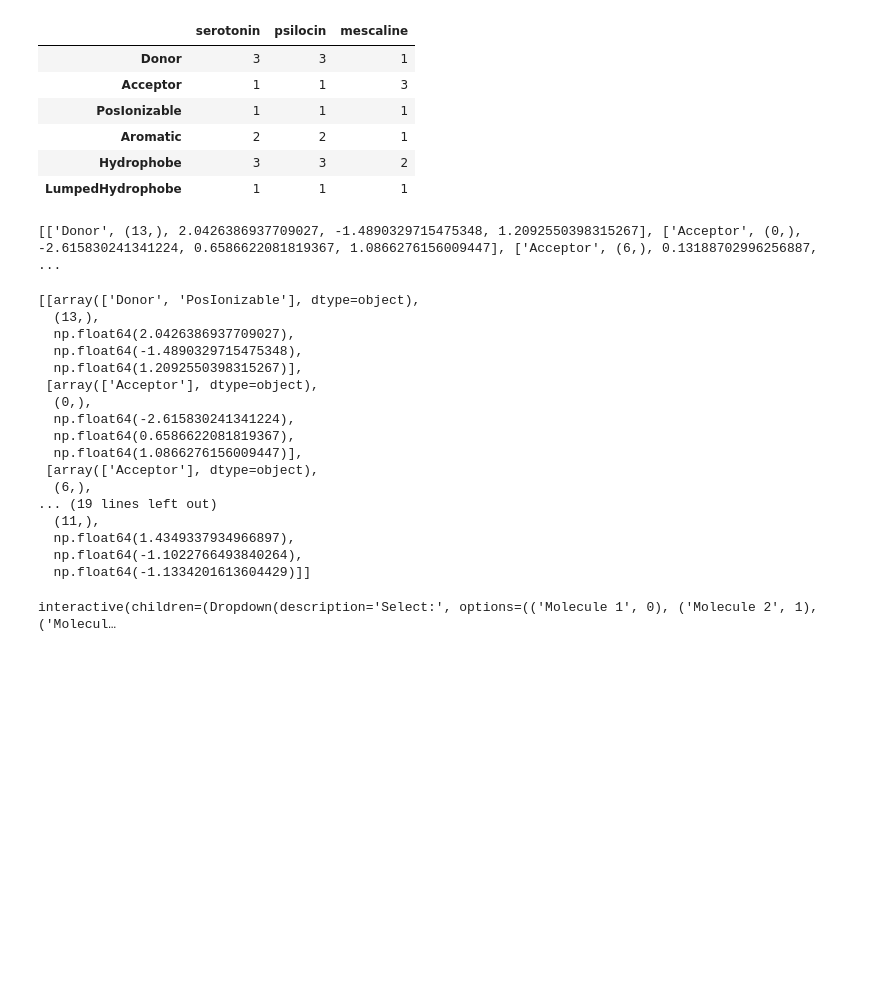
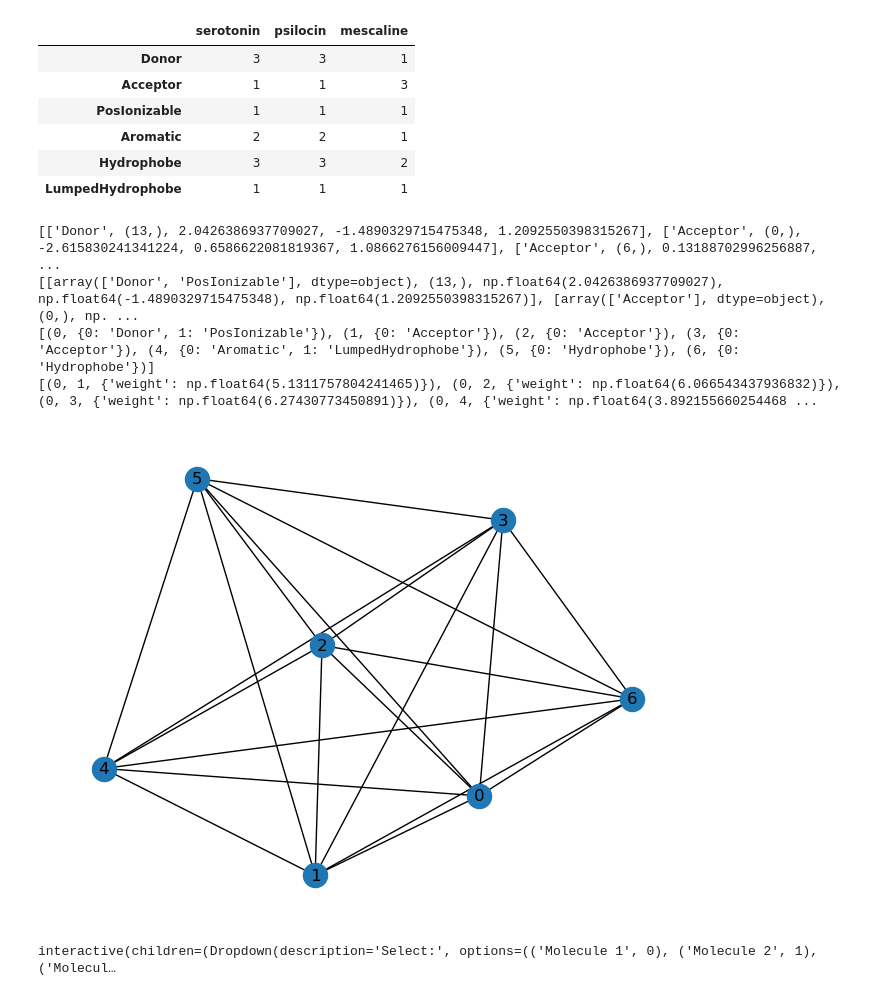
Before and after one commit to cair/ICML26_Supplemental, a Jupyter notebook: Paul/rough-work.ipynb, the cells around one changed output. Drawn from its saved outputs; the diff is of its cells as text; code cells hidden in the pictures; blank space fills up the shorter version.

Commit message:
First basis of networkX graph, could join multiple features with | and store labels for ease a bit involved though

```diff
--- a/Paul/rough-work.ipynb
+++ b/Paul/rough-work.ipynb
@@ -68,43 +69,57 @@ df
 # %%
 pharma_single = pharm.calc_pharm(mols_noH[2])
 
 def condense_features(pharma):
     pharma_arr = np.array(pharma, dtype=object)
     condensed_pharma = []
     atom_index = pharma_arr[:, 1]
     grouped = pd.Series(range(len(atom_index))).groupby(atom_index, sort=False).apply(list).tolist()
 
     for group in grouped:
         features = pharma_arr[group, 0]
         x_coords = pharma_arr[group, 2].astype(float)[0]
         y_coords = pharma_arr[group, 3].astype(float)[0]
         z_coords = pharma_arr[group, 4].astype(float)[0]
         condensed_pharma.append([features, atom_index[group[0]], x_coords, y_coords, z_coords])
 
     return condensed_pharma
 
+def distance_matrix_pharma(condensed_pharma):
+    cond_pharma_arr = np.array(condensed_pharma, dtype=object)
+    coords = cond_pharma_arr[:, 2:5].astype(float)
+    dist_matrix = distance_matrix(coords, coords)
+    return dist_matrix
+
+def pharma_nx_graph(condensed_pharma, dist_matrix):
+    G = nx.Graph()
+    for feature_point_indx in range(len(condensed_pharma)):
+        feature_dict = {}
+        for feature_indx, feature in enumerate(condensed_pharma[feature_point_indx][0]):
+            feature_dict[feature_indx] = feature
+        G.add_nodes_from([(feature_point_indx, feature_dict)])
+    for i in range(len(dist_matrix)):
+        for j in range(i+1, len(dist_matrix)):
+            G.add_edge(i, j, weight=dist_matrix[i][j])
+    return G
+
 
 print(pharma_single)
 condense_features(pharma_single)
+condensed_pharma = condense_features(pharma_single)
+print(condensed_pharma)
+dist_matrix = distance_matrix_pharma(condensed_pharma)
+nx_graph = pharma_nx_graph(condensed_pharma, dist_matrix)
+print(nx_graph.nodes(data=True))
+print(nx_graph.edges(data=True))
+
+# color network by feature type
+nx.draw(nx_graph, with_labels=True, )
 # %% [output]
 [['Donor', (13,), 2.0426386937709027, -1.4890329715475348, 1.2092550398315267], ['Acceptor', (0,), -2.615830241341224, 0.6586622081819367, 1.0866276156009447], ['Acceptor', (6,), 0.13188702996256887,  ...
+[[array(['Donor', 'PosIonizable'], dtype=object), (13,), np.float64(2.0426386937709027), np.float64(-1.4890329715475348), np.float64(1.2092550398315267)], [array(['Acceptor'], dtype=object), (0,), np. ...
+[(0, {0: 'Donor', 1: 'PosIonizable'}), (1, {0: 'Acceptor'}), (2, {0: 'Acceptor'}), (3, {0: 'Acceptor'}), (4, {0: 'Aromatic', 1: 'LumpedHydrophobe'}), (5, {0: 'Hydrophobe'}), (6, {0: 'Hydrophobe'})]
+[(0, 1, {'weight': np.float64(5.1311757804241465)}), (0, 2, {'weight': np.float64(6.066543437936832)}), (0, 3, {'weight': np.float64(6.27430773450891)}), (0, 4, {'weight': np.float64(3.892155660254468 ...
-[[array(['Donor', 'PosIonizable'], dtype=object),
-  (13,),
-  np.float64(2.0426386937709027),
-  np.float64(-1.4890329715475348),
-  np.float64(1.2092550398315267)],
- [array(['Acceptor'], dtype=object),
-  (0,),
-  np.float64(-2.615830241341224),
-  np.float64(0.6586622081819367),
-  np.float64(1.0866276156009447)],
- [array(['Acceptor'], dtype=object),
-  (6,),
-... (19 lines left out)
-  (11,),
-  np.float64(1.4349337934966897),
-  np.float64(-1.1022766493840264),
-  np.float64(-1.1334201613604429)]]
+[figure, added]
 # %%
 v=View()
 pharma = []
```
Also changed, not shown: parts of 2 cells of this notebook, 2 other files.
